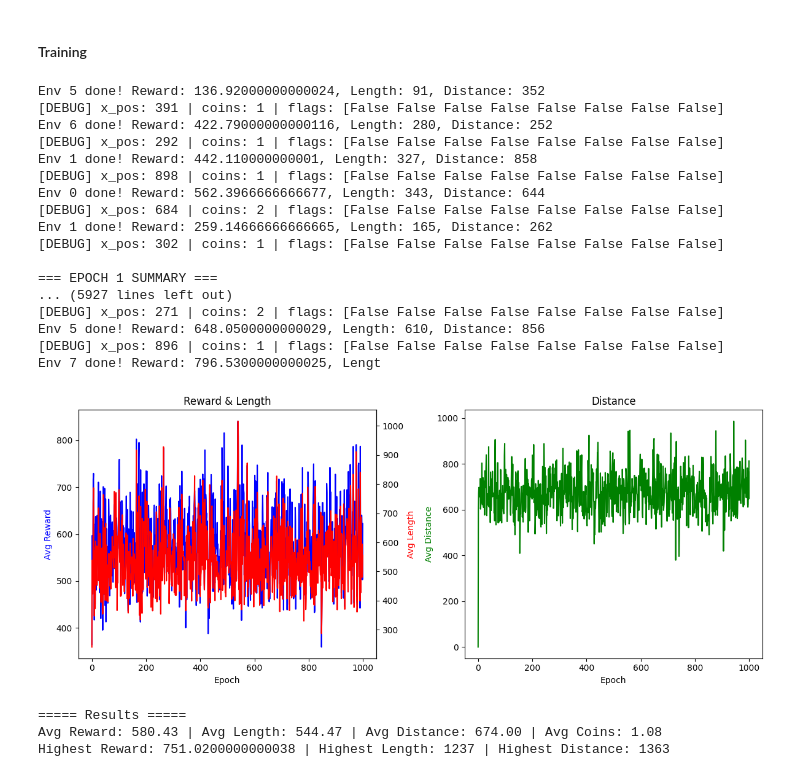
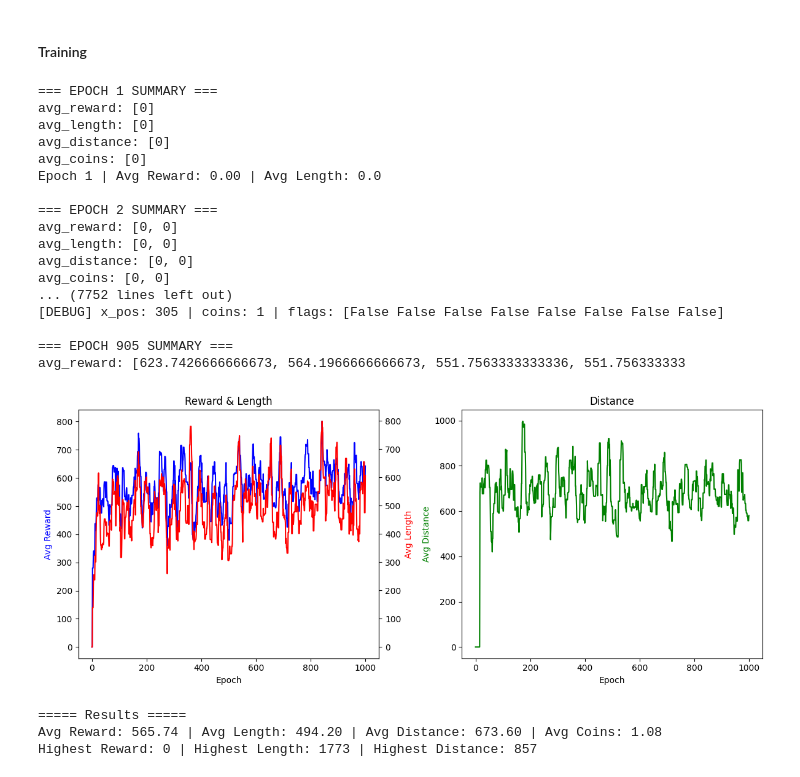
Before and after one commit to BjarneThomzik/SuperMarioReinforcementLearningProject, a Jupyter notebook: notebooks/A2C/a2c_mult_env_without_gae.ipynb, the cells around one changed output. Drawn from its saved outputs; the diff is of its cells as text; code cells hidden in the pictures.

```diff
--- a/notebooks/A2C/a2c_mult_env_without_gae.ipynb
+++ b/notebooks/A2C/a2c_mult_env_without_gae.ipynb
@@ -128,7 +128,7 @@ class A2C:
         actor_loss = - (log_probs * advantages).mean()
         critic_loss = torch.nn.functional.mse_loss(values, returns)
 
-        loss = actor_loss + 0.5 * critic_loss  - 0.06 * entropy.mean()
+        loss = actor_loss + 0.5 * critic_loss  - 0.1 * entropy.mean()
 
         self.optimizer.zero_grad()
         loss.backward()
@@ -363,12 +426,12 @@ def save_video_cv2(frames, path, fps=15):
 # ==== Hyperparameter ====
 frameskip = 4
 down_sample_rate = 4
-lr_actor = 2.5e-5 # statt 1e-4 # statt 0.0003
-lr_critic = 2.55e-4 # statt 5e-4 # statt 0.001
+lr_actor = 1e-4 # 2.5e-5 # statt 1e-4 # statt 0.0003
+lr_critic = 5e-4 #2.55e-4 # statt 5e-4 # statt 0.001
 gamma = 0.995 # statt 0.99
 frame_stack = 4
 num_envs = 8
-n_steps = 500 # statt 256 # statt 1000
+n_steps = 50 # statt 500 # statt 256 # statt 1000
 max_epochs = 1000
 window_size = 10
 video_env_id = 0
@@ -517,61 +580,56 @@ for epoch in range(max_epochs):
     print("avg_coins:", avg_coins[-5:])
     print(f"Epoch {epoch+1} | Avg Reward: {avg_reward_epoch:.2f} | Avg Length: {avg_length_epoch:.1f}")
 
-    if epoch % 50 == 0:
-        torch.save(agent.policy.state_dict(), f"../../runs/A2C/04_testA2C/06_entropy0-06_inc_epochs/a2c_epoch_{epoch}.pt")
-
-        #frames = record(render_env, agent)
-        #print(len(frames))
-        #save_video_cv2(frames, f"../../runs/A2C/03_testA2C/10_reward_shaping_2/videos/mario_epoch{epoch}.mp4")
-
+    if epoch % 200 == 0:
+        torch.save(agent.policy.state_dict(), f"../../runs/A2C/04_testA2C/19_reward/a2c_epoch_{epoch}.pt")
 
 x = np.arange(len(avg_reward))
 
 fig, (ax1, ax2) = plt.subplots(1, 2, figsize=(12, 5))  # 1 Zeile, 2 Spalten
 
 # Plot 1: Avg Reward & Avg Length
 ax1_2 = ax1.twinx()
 ax1.plot(x, avg_reward, 'b-', label='Avg Reward')
 ax1_2.plot(x, avg_length, 'r-', label='Avg Length')
 ax1.set_xlabel('Epoch')
 ax1.set_ylabel('Avg Reward', color='b')
 ax1_2.set_ylabel('Avg Length', color='r')
 ax1.set_title("Reward & Length")
 
 # Plot 2: Avg Distance
 
 x = np.arange(len(avg_distance))
 
 ax2.plot(x, avg_distance, 'g-', label='Avg Distance')
 ax2.set_xlabel('Epoch')
 ax2.set_ylabel('Avg Distance', color='g')
 ax2.set_title("Distance")
 
 plt.tight_layout()
 plt.show()
 
 print("===== Results =====")
 print(f"Avg Reward: {np.mean(avg_reward):.2f} | Avg Length: {np.mean(avg_length):.2f} | Avg Distance: {np.mean(avg_distance):.2f} | Avg Coins: {np.mean(avg_coins):.2f}")
 print(f"Highest Reward: {highest_reward} | Highest Length: {highest_length} | Highest Distance: {highest_distance}")
 # %% [output]
-Env 5 done! Reward: 136.92000000000024, Length: 91, Distance: 352
-[DEBUG] x_pos: 391 | coins: 1 | flags: [False False False False False False False False]
-Env 6 done! Reward: 422.79000000000116, Length: 280, Distance: 252
-[DEBUG] x_pos: 292 | coins: 1 | flags: [False False False False False False False False]
-Env 1 done! Reward: 442.110000000001, Length: 327, Distance: 858
-[DEBUG] x_pos: 898 | coins: 1 | flags: [False False False False False False False False]
-Env 0 done! Reward: 562.3966666666677, Length: 343, Distance: 644
-[DEBUG] x_pos: 684 | coins: 2 | flags: [False False False False False False False False]
-Env 1 done! Reward: 259.14666666666665, Length: 165, Distance: 262
-[DEBUG] x_pos: 302 | coins: 1 | flags: [False False False False False False False False]
+=== EPOCH 1 SUMMARY ===
+avg_reward: [0]
+avg_length: [0]
+avg_distance: [0]
+avg_coins: [0]
+Epoch 1 | Avg Reward: 0.00 | Avg Length: 0.0
 
-=== EPOCH 1 SUMMARY ===
-... (5927 lines left out)
-[DEBUG] x_pos: 271 | coins: 2 | flags: [False False False False False False False False]
-Env 5 done! Reward: 648.0500000000029, Length: 610, Distance: 856
-[DEBUG] x_pos: 896 | coins: 1 | flags: [False False False False False False False False]
-Env 7 done! Reward: 796.5300000000025, Lengt
+=== EPOCH 2 SUMMARY ===
+avg_reward: [0, 0]
+avg_length: [0, 0]
+avg_distance: [0, 0]
+avg_coins: [0, 0]
+... (7752 lines left out)
+[DEBUG] x_pos: 305 | coins: 1 | flags: [False False False False False False False False]
+
+=== EPOCH 905 SUMMARY ===
+avg_reward: [623.7426666666673, 564.1966666666673, 551.7563333333336, 551.756333333
-[figure, old version]
+[figure, new version]
 ===== Results =====
-Avg Reward: 580.43 | Avg Length: 544.47 | Avg Distance: 674.00 | Avg Coins: 1.08
-Highest Reward: 751.0200000000038 | Highest Length: 1237 | Highest Distance: 1363
+Avg Reward: 565.74 | Avg Length: 494.20 | Avg Distance: 673.60 | Avg Coins: 1.08
+Highest Reward: 0 | Highest Length: 1773 | Highest Distance: 857
```
Also changed, not shown: parts of 2 cells of this notebook, 30 other files.
